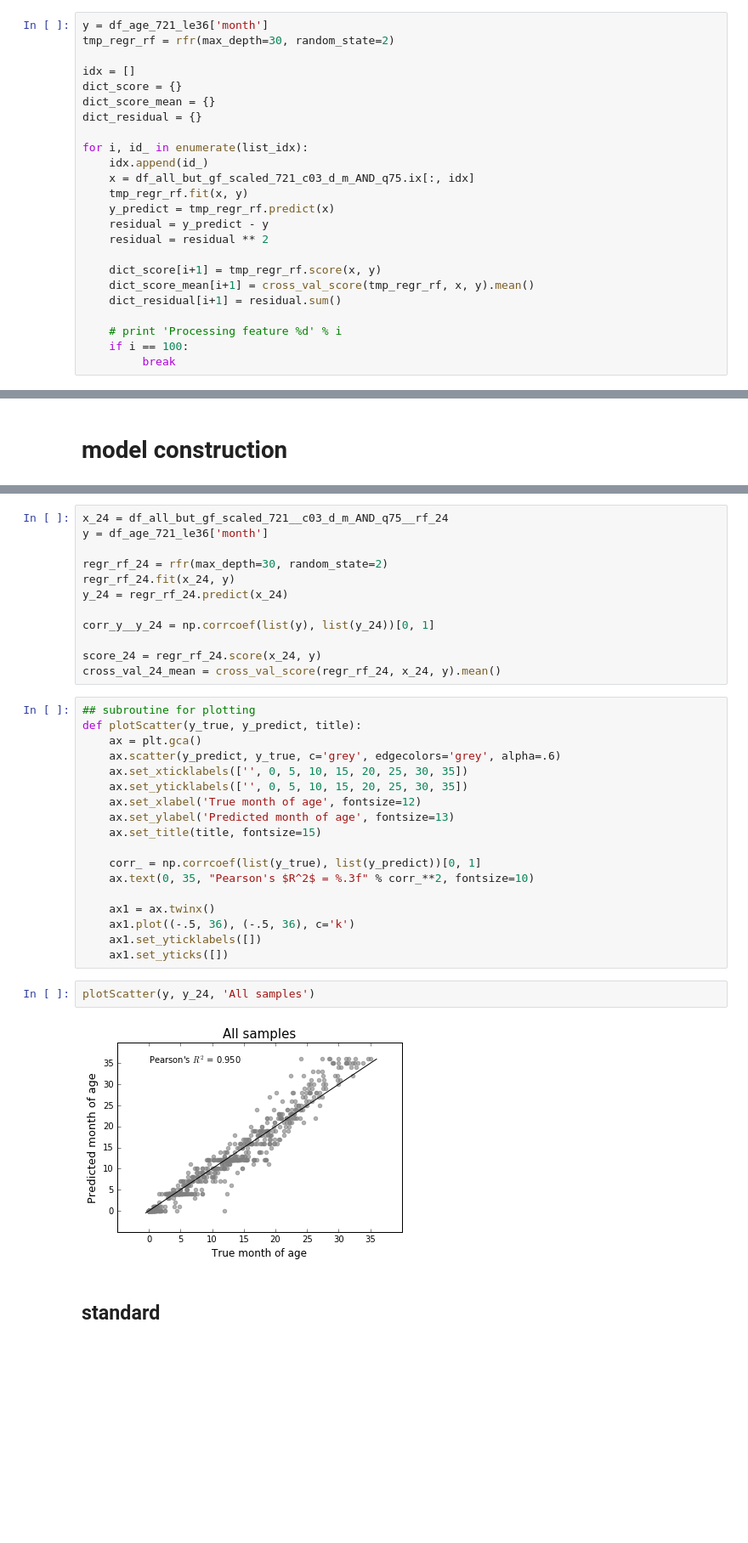
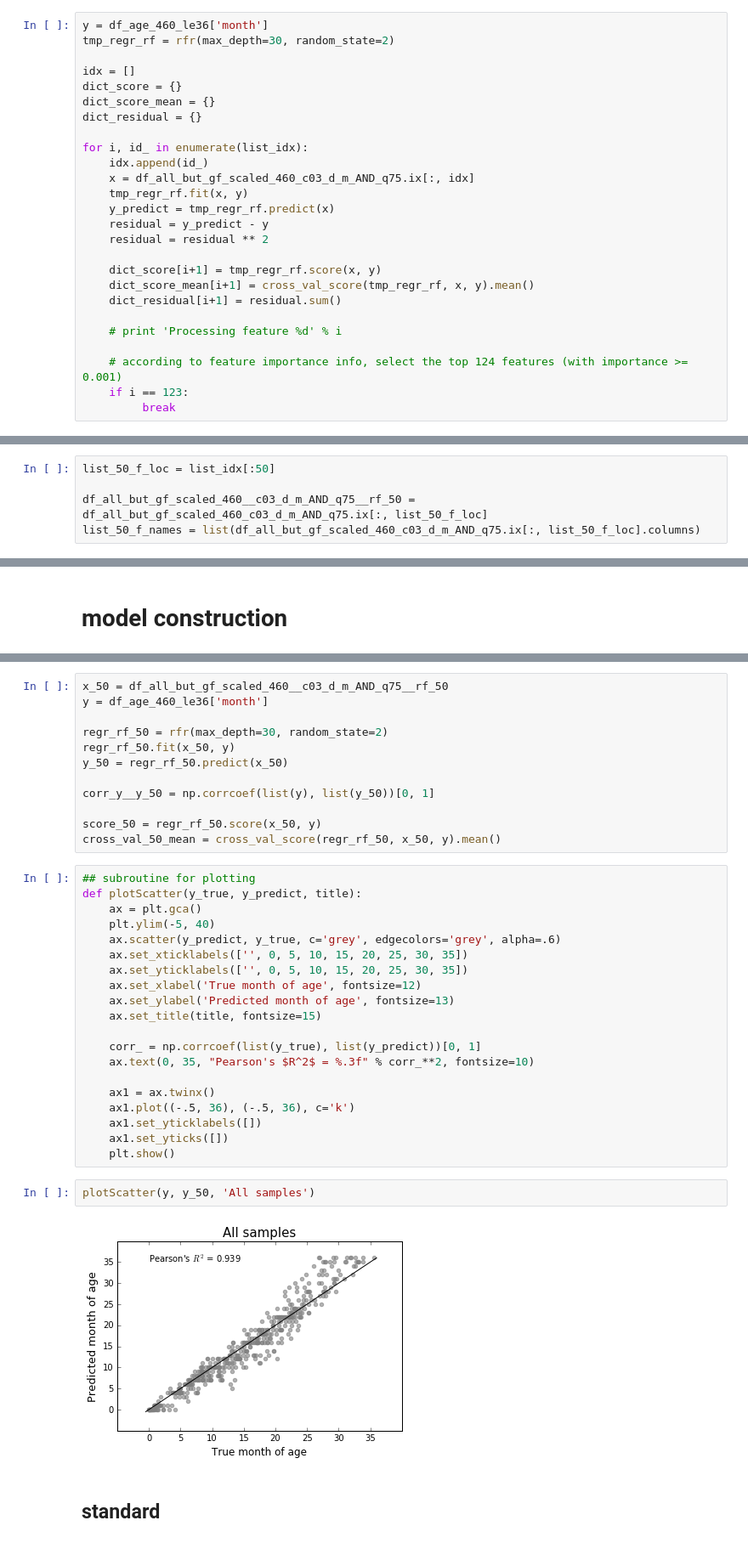
Before and after one commit to Pear21/infantGutMicrobiotaGrowth, a Jupyter notebook: infantGutMicrobiotaGrowth.ipynb, the cells around one changed output, grey strips where cells are left out. Shown at 85% size. Cells and saved outputs as stored; diff of their text form; blank space fills up the shorter version.

```diff
--- a/infantGutMicrobiotaGrowth.ipynb
+++ b/infantGutMicrobiotaGrowth.ipynb
@@ -307,7 +337,7 @@ Feature ranking:
 # %%
 from sklearn.cross_validation import cross_val_score
 # %%
-y = df_age_721_le36['month']
+y = df_age_460_le36['month']
 tmp_regr_rf = rfr(max_depth=30, random_state=2)
 
 idx = []
@@ -317,7 +347,7 @@ dict_residual = {}
 
 for i, id_ in enumerate(list_idx):
     idx.append(id_)
-    x = df_all_but_gf_scaled_721_c03_d_m_AND_q75.ix[:, idx]
+    x = df_all_but_gf_scaled_460_c03_d_m_AND_q75.ix[:, idx]
     tmp_regr_rf.fit(x, y)
     y_predict = tmp_regr_rf.predict(x)
     residual = y_predict - y
@@ -328,7 +358,9 @@ for i, id_ in enumerate(list_idx):
     dict_residual[i+1] = residual.sum()
 
     # print 'Processing feature %d' % i
-    if i == 100:
+
+    # according to feature importance info, select the top 124 features (with importance >= 0.001)
+    if i == 123:
          break
 # %%
 df_score_residual = pd.DataFrame([dict_score, dict_score_mean, dict_residual], index=['score', 'cross_val_score_mean', 'residual'])
@@ -384,0 +399,5 @@ list_24_f_names
+# %%
+list_50_f_loc = list_idx[:50]
+
+df_all_but_gf_scaled_460__c03_d_m_AND_q75__rf_50 = df_all_but_gf_scaled_460_c03_d_m_AND_q75.ix[:, list_50_f_loc]
+list_50_f_names = list(df_all_but_gf_scaled_460_c03_d_m_AND_q75.ix[:, list_50_f_loc].columns)
@@ -387,19 +428,20 @@ list_24_f_names
 # %%
-x_24 = df_all_but_gf_scaled_721__c03_d_m_AND_q75__rf_24
-y = df_age_721_le36['month']
+x_50 = df_all_but_gf_scaled_460__c03_d_m_AND_q75__rf_50
+y = df_age_460_le36['month']
 
-regr_rf_24 = rfr(max_depth=30, random_state=2)
-regr_rf_24.fit(x_24, y)
-y_24 = regr_rf_24.predict(x_24)
+regr_rf_50 = rfr(max_depth=30, random_state=2)
+regr_rf_50.fit(x_50, y)
+y_50 = regr_rf_50.predict(x_50)
 
-corr_y__y_24 = np.corrcoef(list(y), list(y_24))[0, 1]
+corr_y__y_50 = np.corrcoef(list(y), list(y_50))[0, 1]
 
-score_24 = regr_rf_24.score(x_24, y)
-cross_val_24_mean = cross_val_score(regr_rf_24, x_24, y).mean()
+score_50 = regr_rf_50.score(x_50, y)
+cross_val_50_mean = cross_val_score(regr_rf_50, x_50, y).mean()
 # %%
 ## subroutine for plotting
 def plotScatter(y_true, y_predict, title):
     ax = plt.gca()
+    plt.ylim(-5, 40)
     ax.scatter(y_predict, y_true, c='grey', edgecolors='grey', alpha=.6)
     ax.set_xticklabels(['', 0, 5, 10, 15, 20, 25, 30, 35])
     ax.set_yticklabels(['', 0, 5, 10, 15, 20, 25, 30, 35])
@@ -414,9 +456,10 @@ def plotScatter(y_true, y_predict, title):
     ax1.plot((-.5, 36), (-.5, 36), c='k')
     ax1.set_yticklabels([])
     ax1.set_yticks([])
+    plt.show()
 # %%
-plotScatter(y, y_24, 'All samples')
+plotScatter(y, y_50, 'All samples')
 # %% [output]
-[figure, old version]
+[figure, new version]
 # %% [markdown]
 ## standard
```
Also changed, not shown: parts of 60 cells of this notebook.
